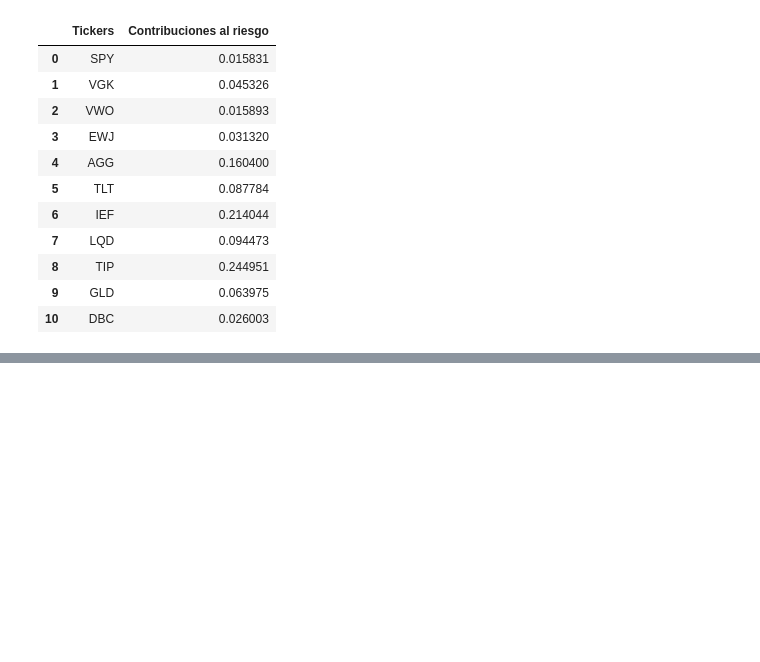
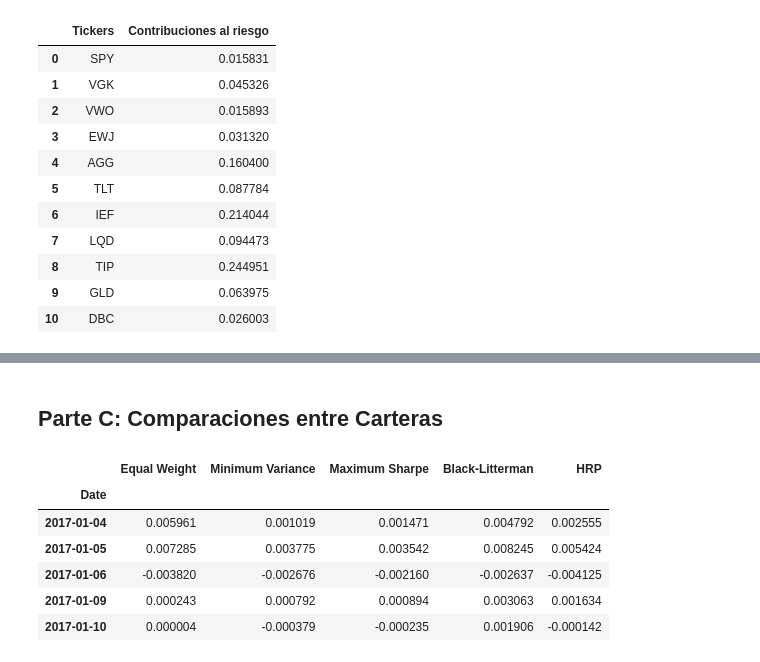
Before and after one commit to Jorgeberlin/quant_management, a Jupyter notebook: notebooks/03_bl_hrp.ipynb, the cells around one changed output, grey strips where cells are left out. Cells and saved outputs as stored; diff of their text form; code cells hidden in the pictures; blank space fills up the shorter version.

Commit message:
p3-entrega

```diff
--- a/notebooks/03_bl_hrp.ipynb
+++ b/notebooks/03_bl_hrp.ipynb
@@ -363,0 +415,2 @@ df_risk_parity_naive
+# %% [markdown]
+## Parte C: Comparaciones entre Carteras
@@ -363,0 +498,5 @@ df_risk_parity_naive
+# %%
+def calcular_pesos_equiponderados(rentabilidades):
+    numero_activos = rentabilidades.shape[1]
+    pesos = np.repeat(1 / numero_activos, numero_activos)
+    return pd.Series(pesos, index=rentabilidades.columns)
@@ -363,0 +600,67 @@ df_risk_parity_naive
+# %%
+# ============================================================
+# BACKTEST FUERA DE MUESTRA
+# ============================================================
+
+resultados_backtest = {
+    "Equal Weight": [],
+    "Minimum Variance": [],
+    "Maximum Sharpe": [],
+    "Black-Litterman": [],
+    "HRP": []
+}
+
+pesos_historicos = {
+    nombre: []
+    for nombre in resultados_backtest
+}
+
+for ventana in ventanas_backtest:
+
+    fecha_rebalanceo = ventana["fecha_rebalanceo"]
+    rentabilidades_estimacion = ventana["rentabilidades_estimacion"]
+    rentabilidades_oos = ventana["rentabilidades_oos"]
+
+    # Calcular los pesos utilizando exclusivamente
+    # la información disponible en la ventana de estimación
+    pesos_carteras = calcular_pesos_carteras(
+        rentabilidades_estimacion
+    )
+
+    # Aplicar los pesos durante el siguiente trimestre
+    for nombre, pesos in pesos_carteras.items():
+
+        pesos = pesos.reindex(returns.columns)
+
+        rentabilidad_cartera = (
+            rentabilidades_oos @ pesos
+        )
+
+        resultados_backtest[nombre].append(
+            rentabilidad_cartera
+        )
+
+        pesos_historicos[nombre].append({
+            "fecha": fecha_rebalanceo,
+            "pesos": pesos
+        })
+
+
+# Unir las rentabilidades de todos los trimestres
+rentabilidades_backtest = pd.DataFrame({
+    nombre: pd.concat(periodos).sort_index()
+    for nombre, periodos in resultados_backtest.items()
+})
+
+display(rentabilidades_backtest.head())
+print("\nFecha inicial:", rentabilidades_backtest.index.min())
+print("Fecha final:", rentabilidades_backtest.index.max())
+print("Número de observaciones:", len(rentabilidades_backtest))
+# %% [output]
+|  | Equal Weight | Minimum Variance | Maximum Sharpe | Black-Litterman | HRP |
+| Date |  |  |  |  |  |
+| 2017-01-04 | 0.005961 | 0.001019 | 0.001471 | 0.004792 | 0.002555 |
+| 2017-01-05 | 0.007285 | 0.003775 | 0.003542 | 0.008245 | 0.005424 |
+| 2017-01-06 | -0.003820 | -0.002676 | -0.002160 | -0.002637 | -0.004125 |
+| 2017-01-09 | 0.000243 | 0.000792 | 0.000894 | 0.003063 | 0.001634 |
+| 2017-01-10 | 0.000004 | -0.000379 | -0.000235 | 0.001906 | -0.000142 |
```
Also changed, not shown: parts of 21 cells of this notebook, 1 other file.
